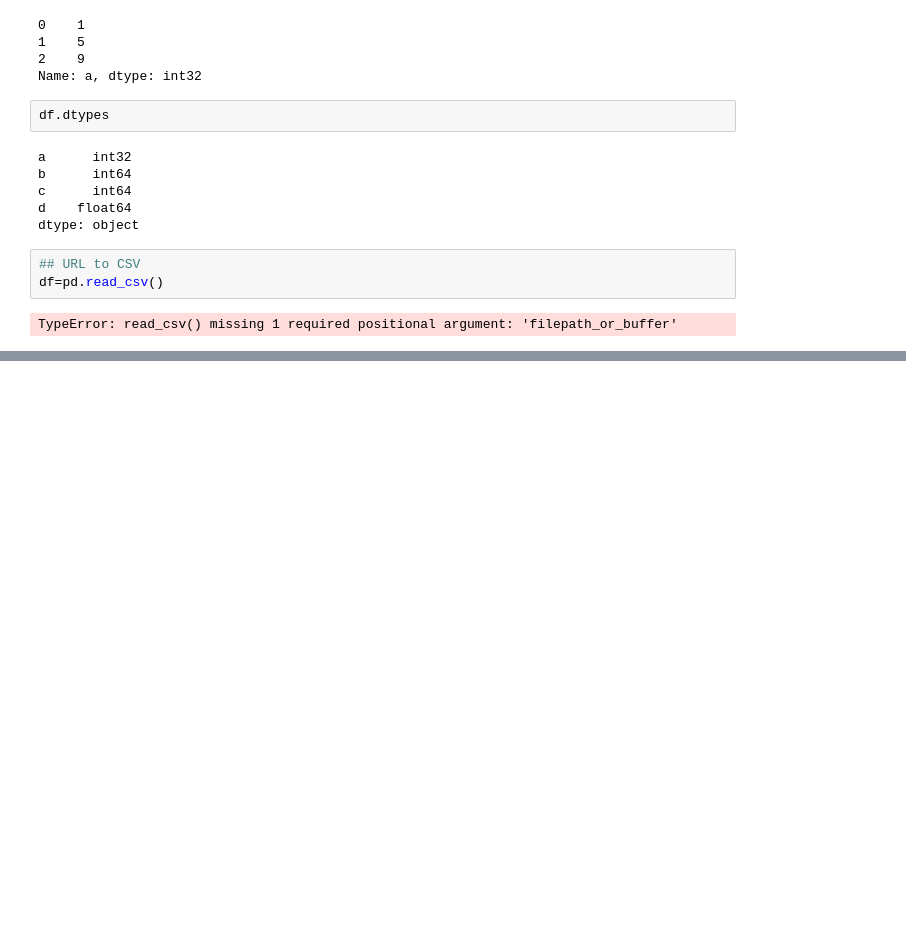
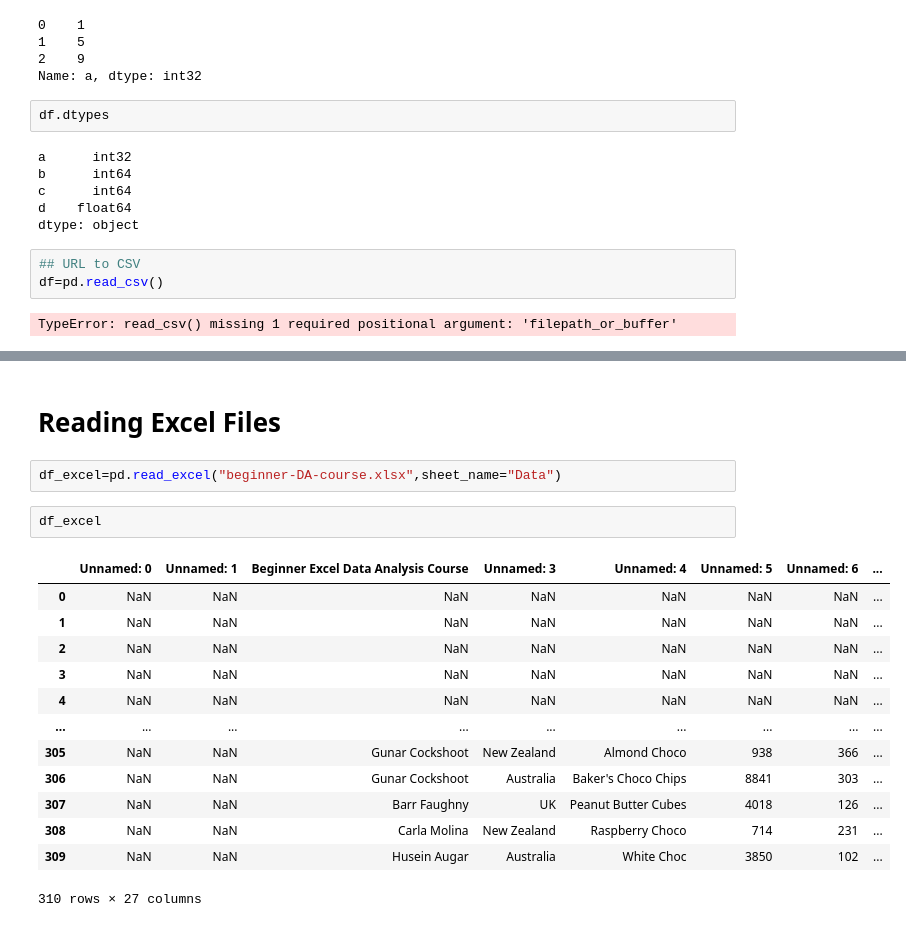
Before and after one commit to Sialsanwal/python, a Jupyter notebook: Pandas.ipynb, the cells around one changed output, grey strips where cells are left out. Drawn from its saved outputs; the diff is of its cells as text; blank space fills up the shorter version.

Commit message:
Reading file from json, html, csv, and excel done

```diff
--- a/Pandas.ipynb
+++ b/Pandas.ipynb
@@ -318,0 +317,20 @@ dfs2[0]
+# %% [markdown]
+# Reading Excel Files
+# %%
+df_excel=pd.read_excel("beginner-DA-course.xlsx",sheet_name="Data")
+# %%
+df_excel
+# %% [output]
+|  | Unnamed: 0 | Unnamed: 1 | Beginner Excel Data Analysis Course | Unnamed: 3 | Unnamed: 4 | Unnamed: 5 | Unnamed: 6 | ... |
+| 0 | NaN | NaN | NaN | NaN | NaN | NaN | NaN | ... |
+| 1 | NaN | NaN | NaN | NaN | NaN | NaN | NaN | ... |
+| 2 | NaN | NaN | NaN | NaN | NaN | NaN | NaN | ... |
+| 3 | NaN | NaN | NaN | NaN | NaN | NaN | NaN | ... |
+| 4 | NaN | NaN | NaN | NaN | NaN | NaN | NaN | ... |
+| ... | ... | ... | ... | ... | ... | ... | ... | ... |
+| 305 | NaN | NaN | Gunar Cockshoot | New Zealand | Almond Choco | 938 | 366 | ... |
+| 306 | NaN | NaN | Gunar Cockshoot | Australia | Baker's Choco Chips | 8841 | 303 | ... |
+| 307 | NaN | NaN | Barr Faughny | UK | Peanut Butter Cubes | 4018 | 126 | ... |
+| 308 | NaN | NaN | Carla Molina | New Zealand | Raspberry Choco | 714 | 231 | ... |
+| 309 | NaN | NaN | Husein Augar | Australia | White Choc | 3850 | 102 | ... |
+310 rows × 27 columns
```
Also changed, not shown: parts of 29 cells of this notebook, 2 other files.
